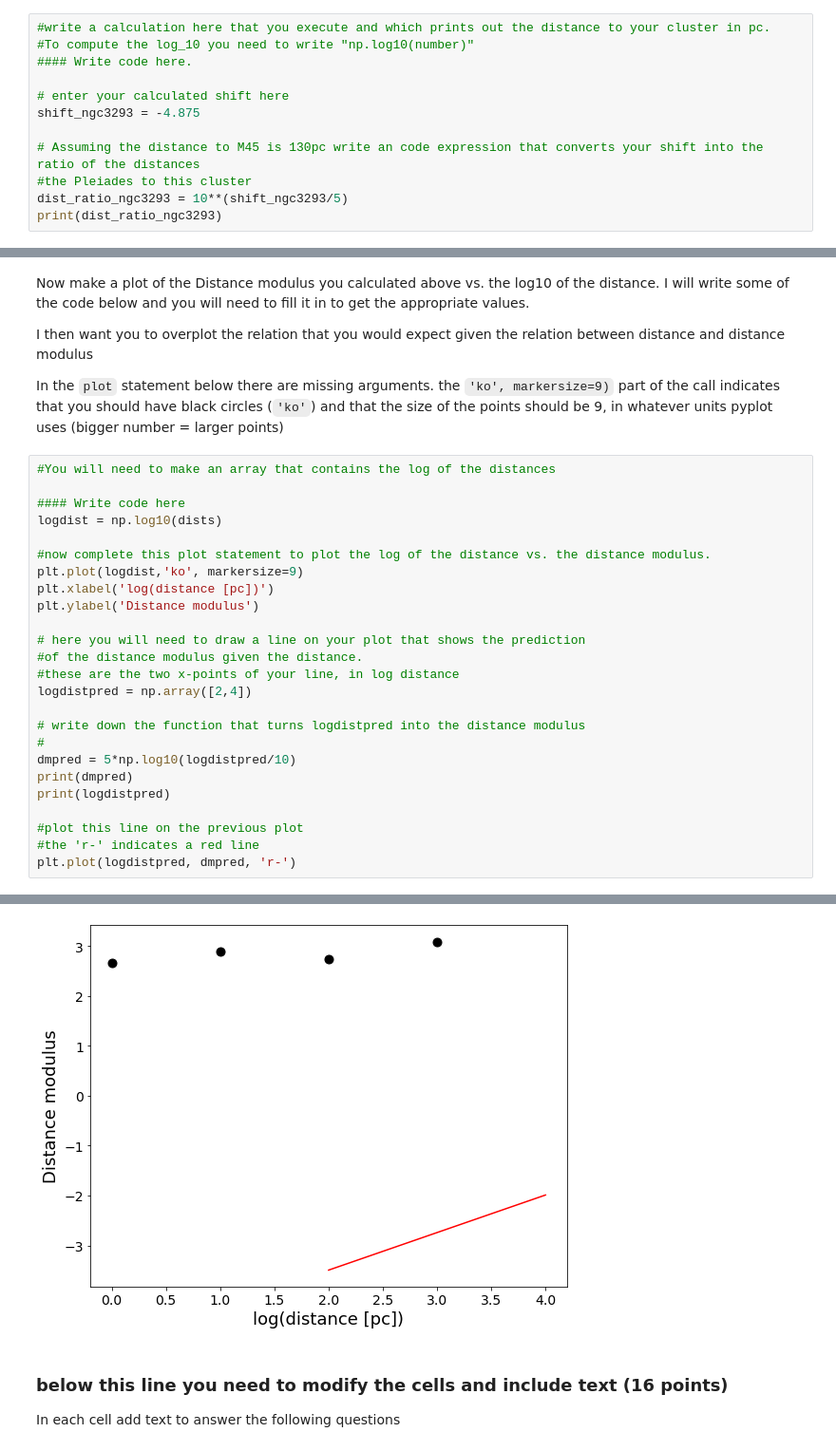
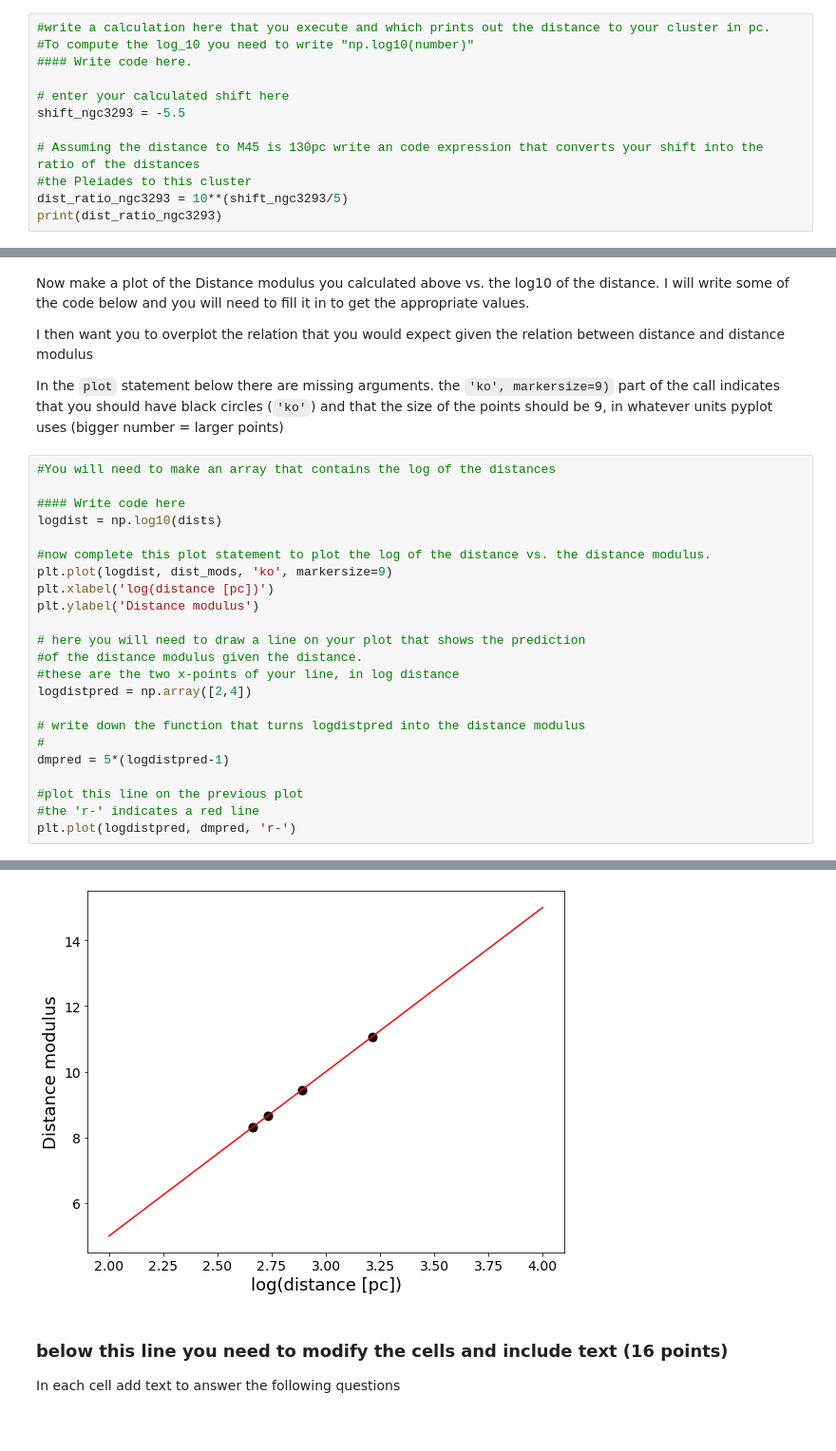
Before and after one commit to weslumundo/CMD_distmod_student, a Jupyter notebook: cluster_plot_student.ipynb, the cells around one changed output, grey strips where cells are left out. Shown: that part at 95% size. Saved outputs shown, nothing was run; the diff lists cells and outputs as text.

```diff
--- a/cluster_plot_student.ipynb
+++ b/cluster_plot_student.ipynb
@@ -123,7 +123,7 @@ Use the derived magnitude shift to compute a distance to the cluster by writing
 #### Write code here.
 
 # enter your calculated shift here
-shift_ngc3293 = -4.875
+shift_ngc3293 = -5.5
 
 # Assuming the distance to M45 is 130pc write an code expression that converts your shift into the ratio of the distances
 #the Pleiades to this cluster
@@ -183,7 +183,7 @@ In the `plot` statement below there are missing arguments.  the `'ko', markersiz
 logdist = np.log10(dists)
 
 #now complete this plot statement to plot the log of the distance vs. the distance modulus.
-plt.plot(logdist,'ko', markersize=9)
+plt.plot(logdist, dist_mods, 'ko', markersize=9)
 plt.xlabel('log(distance [pc])')
 plt.ylabel('Distance modulus')
 
@@ -194,9 +194,7 @@ logdistpred = np.array([2,4])
 
 # write down the function that turns logdistpred into the distance modulus
 #
-dmpred = 5*np.log10(logdistpred/10)
-print(dmpred)
-print(logdistpred)
+dmpred = 5*(logdistpred-1)
 
 #plot this line on the previous plot
 #the 'r-' indicates a red line
@@ -208,4 +204,4 @@ plt.plot(logdistpred, dmpred, 'r-')
-[figure, old version]
+[figure, new version]
 # %% [markdown]
 ### below this line you need to modify the cells and include text  (16 points)
 
```
Also changed, not shown: parts of 8 cells of this notebook.
